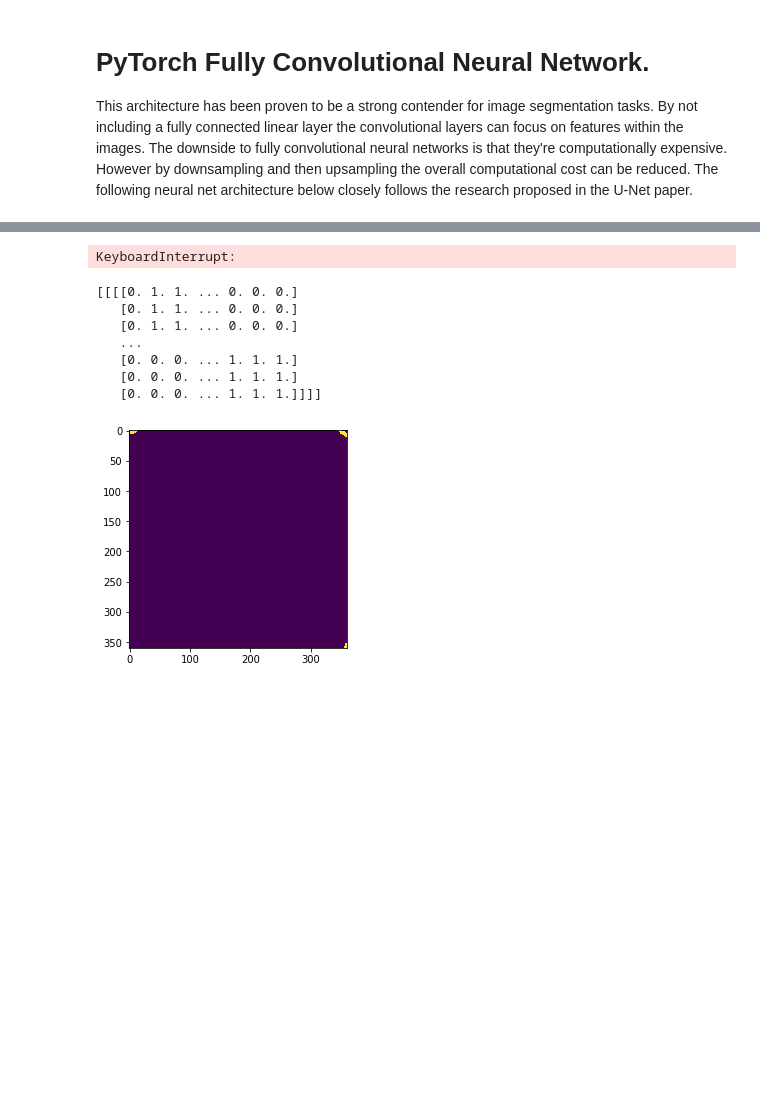
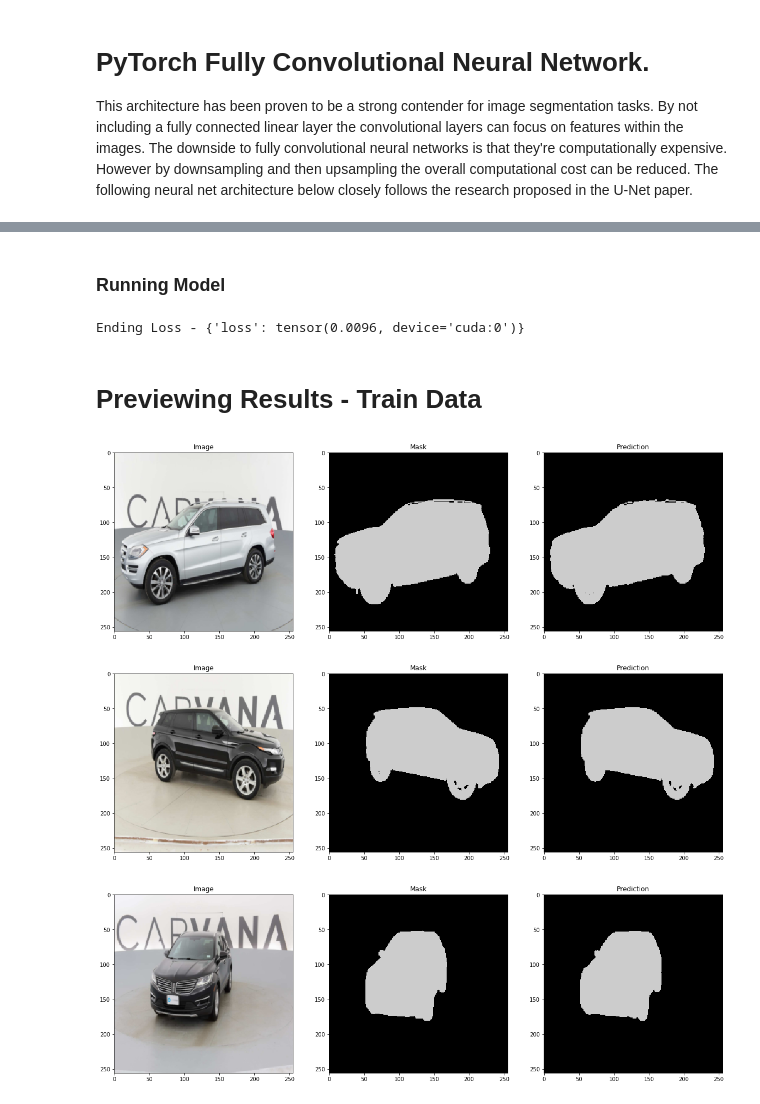
Before and after one commit to sixilli/Alec-Perro-Thinkful, a Jupyter notebook: Final_Capstone_Auto_Mask.ipynb, the cells around one changed output, grey strips where cells are left out. Drawn from its saved outputs; the diff is of its cells as text; code cells hidden in the pictures; blank space fills up the shorter version.

Commit message:
Updating final project

```diff
--- a/WIP_Auto_Mask_Final_Capstone.ipynb
+++ b/Final_Capstone_Auto_Mask.ipynb
@@ -344,0 +388,11 @@ The choice of the U-Net architurecture was problem specific.
+# %%
+model = ConvNet(use_vgg=True)
+
+optimizer = optim.Adam(model.parameters(), lr=0.001)
+scheduler = lr_scheduler.StepLR(optimizer, step_size=10, gamma=0.1)     # After 10 epochs the learning rate will be reduced
+criterion = BCEDiceLoss().cuda()
+
+if torch.cuda.is_available():
+    model = model.cuda()
+
+models.vgg11(pretrained=True).features
@@ -385,5 +448,7 @@ def train(train_loader, model, epoch, num_epochs):
+# %% [markdown]
+### Running Model
 # %%
-n_epochs = 30
+n_epochs = 20
 
 for epoch in range(n_epochs):
     curr_loss = train(train_loader, model, epoch, n_epochs)
@@ -391,39 +456,55 @@ for epoch in range(n_epochs):
 
 print(f'Ending Loss - {curr_loss}')
 # %% [output]
-KeyboardInterrupt:
+Ending Loss - {'loss': tensor(0.0096, device='cuda:0')}
+# %% [markdown]
+# Previewing Results - Train Data
 # %%
 # Loading Previous Model
-checkpoint = torch.load('G:\\projects\\thinkful\\final\\data\\models\\dice_epoch_0')
-model.load_state_dict(checkpoint)
-model.eval()   # Set model to the evaluation mode
+load = False
+if load:
+    checkpoint = torch.load('G:\\projects\\thinkful\\final\\data\\models\\dice_test_epoch_0')
+    model.load_state_dict(checkpoint)
 
-# Create another simulation dataset for test
+model.eval()
+
+# Create another dataset that includes images not seen by the model.
 test_dataset = CarvanaDataset(operation='test', transform=data_transform)
 test_loader = torch.utils.data.DataLoader(test_dataset, batch_size=1, shuffle=False, num_workers=0)
 
+counter = 0
 
-inputs, labels = next(iter(test_loader))
-inputs = inputs.cuda()
-labels = labels.cuda()
+for i, (inputs, labels) in enumerate(train_loader):
+    fig, axes = plt.subplots(1, 3, figsize=(20,15))
+    row = counter
+    inputs = inputs.cuda()
+    labels = labels.cuda()
 
-# Predict
-pred = model(inputs)
-# The loss functions include the sigmoid function.
-pred = torch.sigmoid(pred)
-pred = pred.data.cpu().numpy()
-print(pred)
+    # Predict
+    pred = model(inputs)
+    pred = pred.data.cpu().numpy()
+    pred = pred.squeeze()
 
+    true = torch.sigmoid(labels)
+    true = true.data.cpu().numpy()
+    true = true.squeeze()
 
-plt.imshow(pred.squeeze()>0)
+    img_p = inputs.data.cpu().numpy()
+    img_p = img_p.squeeze()*255
+    img_p = np.moveaxis(img_p, 0, -1)
 
-plt.show()
+    axes[0].imshow(img_p, interpolation='nearest')
+    axes[1].imshow(true, cmap='nipy_spectral', interpolation='nearest')
+    axes[2].imshow(pred > 0.5, cmap='nipy_spectral', interpolation='nearest')
+
+    axes[0].set_title('Image')
+    axes[1].set_title('Mask')
+    axes[2].set_title('Prediction')
+    counter += 1
+    if counter > 2:
+        break
+    plt.show()
 # %% [output]
-[[[[0. 1. 1. ... 0. 0. 0.]
-   [0. 1. 1. ... 0. 0. 0.]
-   [0. 1. 1. ... 0. 0. 0.]
-   ...
-   [0. 0. 0. ... 1. 1. 1.]
-   [0. 0. 0. ... 1. 1. 1.]
-   [0. 0. 0. ... 1. 1. 1.]]]]
-[figure, old version]
+[figure, new version]
+[figure, added]
+[figure, added]
```
Also changed, not shown: parts of 14 cells of this notebook.
